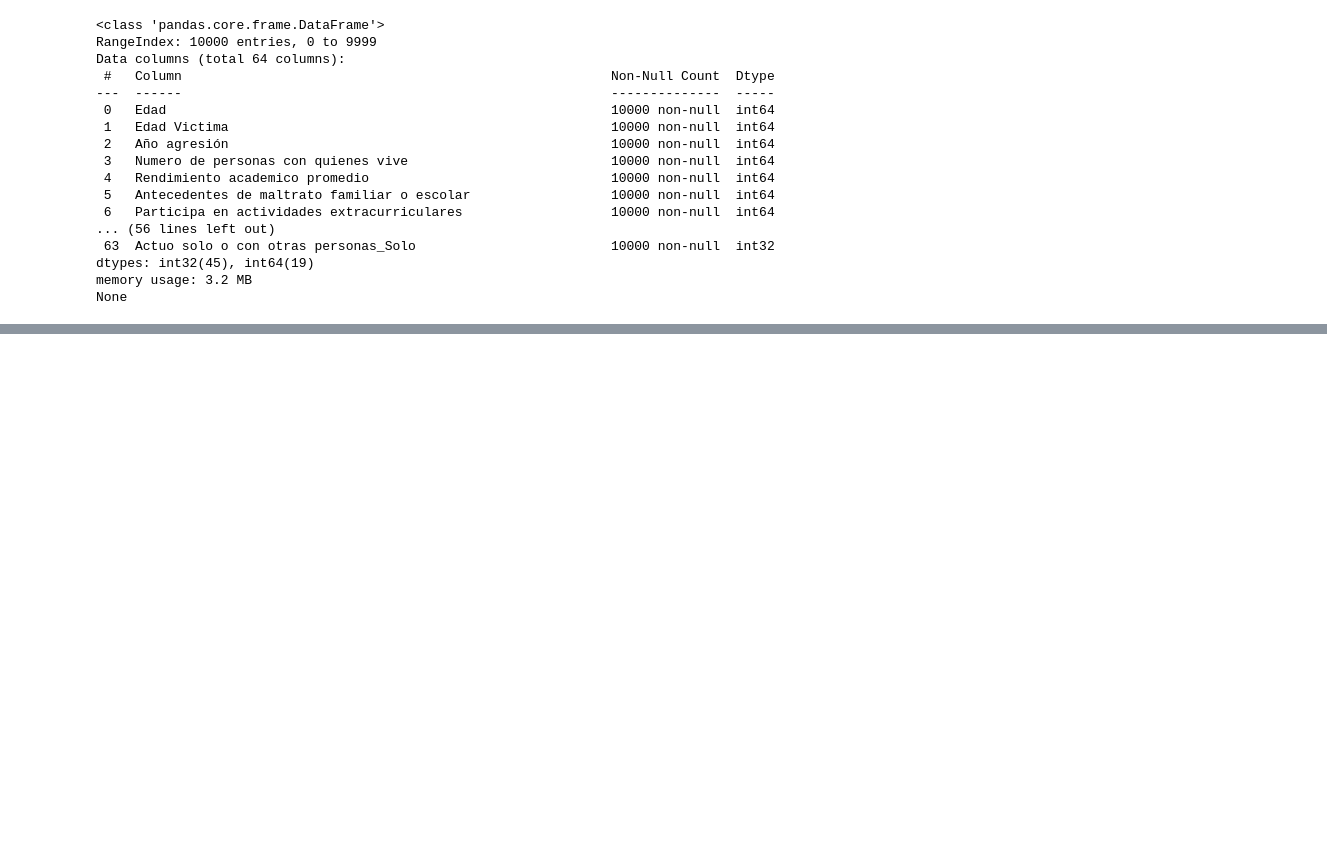
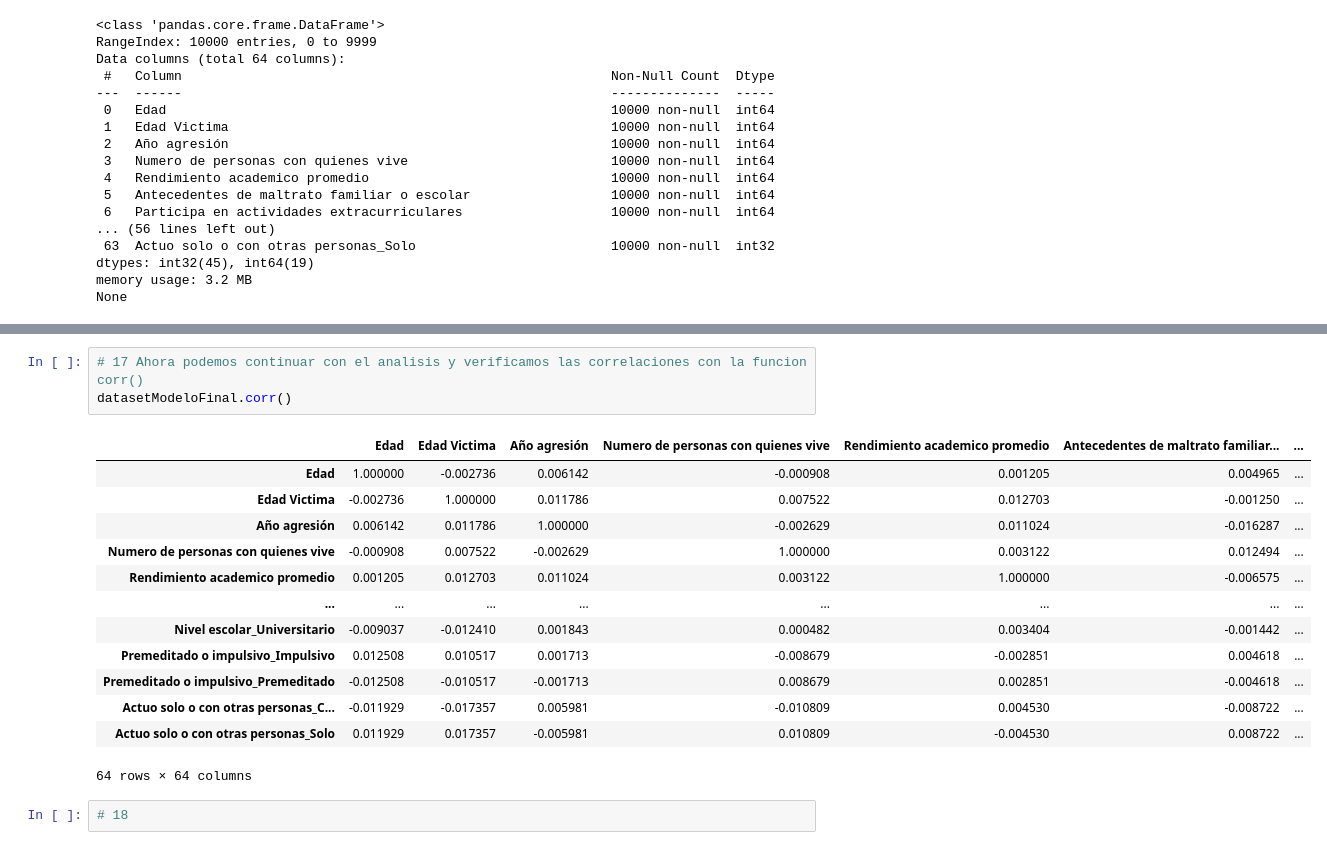
Before and after one commit to underoatjd/Diplomado, a Jupyter notebook: data.ipynb, the cells around one changed output, grey strips where cells are left out. Saved outputs shown, nothing was run; the diff lists cells and outputs as text; blank space fills up the shorter version.

```diff
--- a/data.ipynb
+++ b/data.ipynb
@@ -284,0 +296,19 @@ datasetModeloFinal.describe()
+# %%
+# 17 Ahora podemos continuar con el analisis y verificamos las correlaciones con la funcion corr()
+datasetModeloFinal.corr()
+# %% [output]
+|  | Edad | Edad Victima | Año agresión | Numero de personas con quienes vive | Rendimiento academico promedio | Antecedentes de maltrato familiar... | ... |
+| Edad | 1.000000 | -0.002736 | 0.006142 | -0.000908 | 0.001205 | 0.004965 | ... |
+| Edad Victima | -0.002736 | 1.000000 | 0.011786 | 0.007522 | 0.012703 | -0.001250 | ... |
+| Año agresión | 0.006142 | 0.011786 | 1.000000 | -0.002629 | 0.011024 | -0.016287 | ... |
+| Numero de personas con quienes vive | -0.000908 | 0.007522 | -0.002629 | 1.000000 | 0.003122 | 0.012494 | ... |
+| Rendimiento academico promedio | 0.001205 | 0.012703 | 0.011024 | 0.003122 | 1.000000 | -0.006575 | ... |
+| ... | ... | ... | ... | ... | ... | ... | ... |
+| Nivel escolar_Universitario | -0.009037 | -0.012410 | 0.001843 | 0.000482 | 0.003404 | -0.001442 | ... |
+| Premeditado o impulsivo_Impulsivo | 0.012508 | 0.010517 | 0.001713 | -0.008679 | -0.002851 | 0.004618 | ... |
+| Premeditado o impulsivo_Premeditado | -0.012508 | -0.010517 | -0.001713 | 0.008679 | 0.002851 | -0.004618 | ... |
+| Actuo solo o con otras personas_C... | -0.011929 | -0.017357 | 0.005981 | -0.010809 | 0.004530 | -0.008722 | ... |
+| Actuo solo o con otras personas_Solo | 0.011929 | 0.017357 | -0.005981 | 0.010809 | -0.004530 | 0.008722 | ... |
+64 rows × 64 columns
+# %%
+# 18
```
Also changed, not shown: parts of 1 cell of this notebook.
